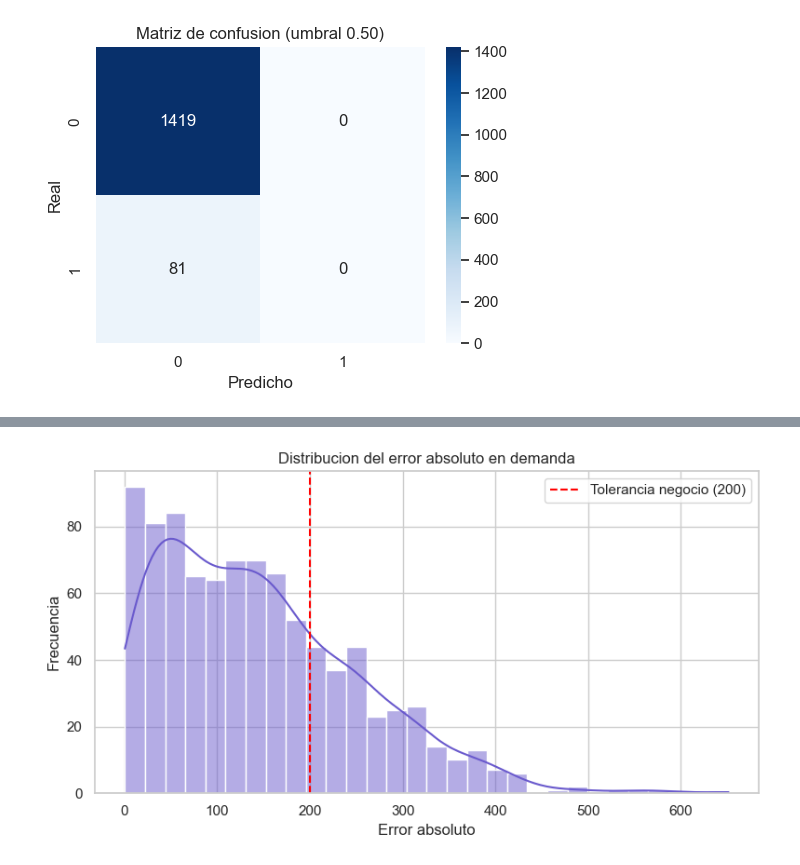
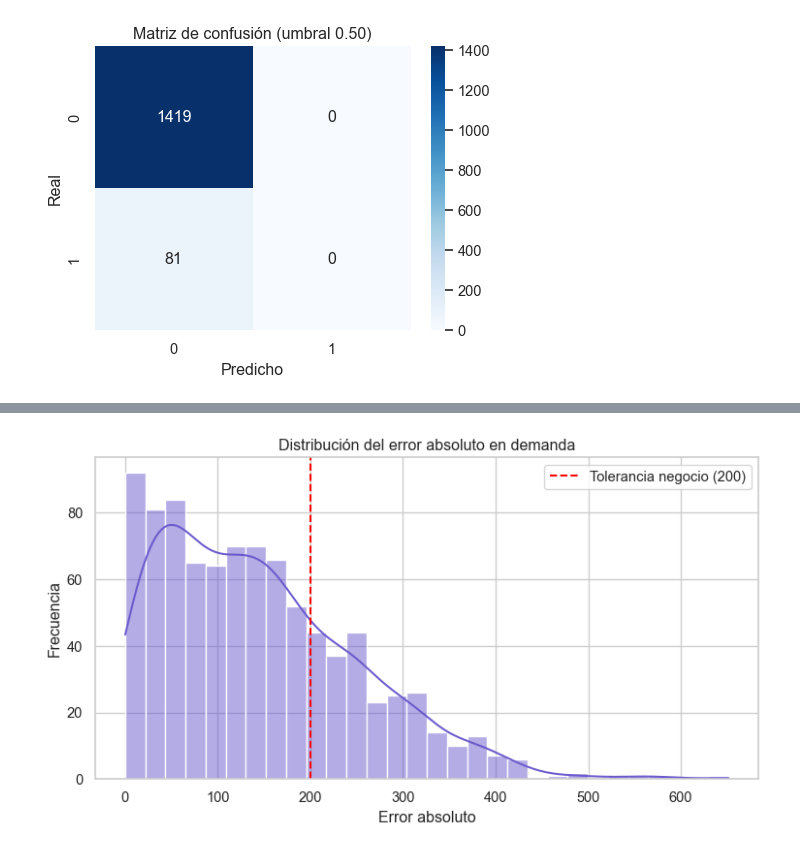
Before and after one commit to ingermanr/data_analytics, a Jupyter notebook: da_basico/16_evaluacion_modelos_y_decisiones_negocio.ipynb, the cells around one changed output, grey strips where cells are left out. Saved outputs shown, nothing was run; the diff lists cells and outputs as text; code cells hidden in the pictures.

```diff
--- a/da_basico/16_evaluacion_modelos_y_decisiones_negocio.ipynb
+++ b/da_basico/16_evaluacion_modelos_y_decisiones_negocio.ipynb
@@ -150,12 +154,12 @@ dtype: float64
 # %%
 cm = confusion_matrix(y_test, pred_05)
 
 plt.figure(figsize=(5, 4))
 sns.heatmap(cm, annot=True, fmt='d', cmap='Blues')
-plt.title('Matriz de confusion (umbral 0.50)')
+plt.title('Matriz de confusión (umbral 0.50)')
 plt.xlabel('Predicho')
 plt.ylabel('Real')
 plt.tight_layout()
 plt.show()
 # %% [output]
-[figure, old version]
+[figure, new version]
```
Also changed, not shown: parts of 22 cells of this notebook.
